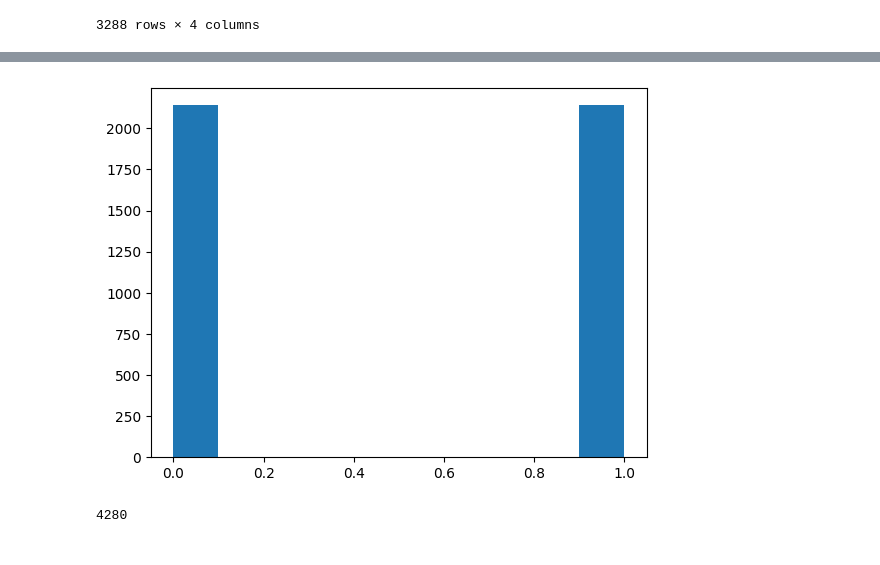
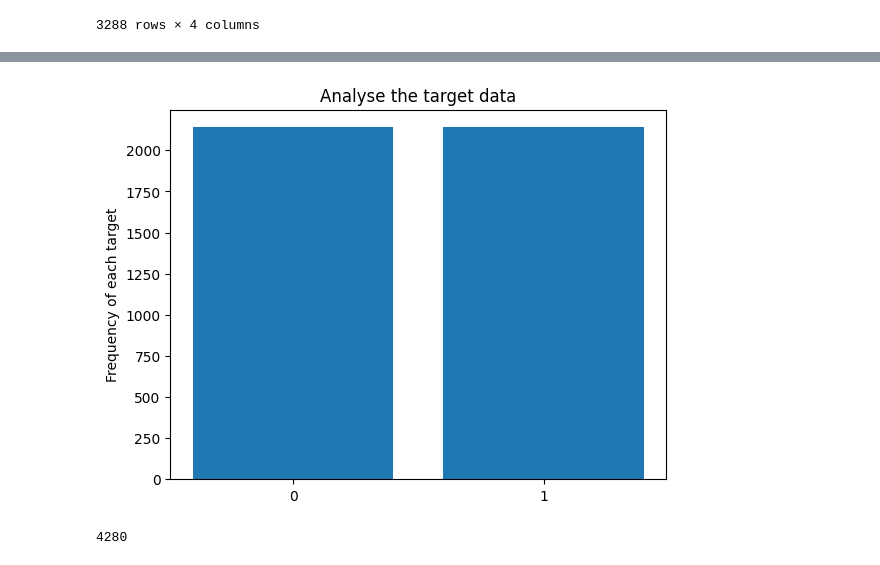
Before and after one commit to CarolinaOliveira001/SupremeCourtJudgementPrediction, a Jupyter notebook: CleaningDataAndMLmodels.ipynb, the cells around one changed output, grey strips where cells are left out. Drawn from its saved outputs; the diff is of its cells as text; code cells hidden in the pictures.

Commit message:
frequency plots are done

```diff
--- a/CleaningDataAndMLmodels.ipynb
+++ b/CleaningDataAndMLmodels.ipynb
@@ -28,9 +38,11 @@ mainDf
 # %%
 documents = []
 X = mainDf["facts"]
+pattern = r'[' + string.punctuation + ']'
 
 for i in range(0, len(X)):
-  document = re.sub(r"\W", " ", str(X[i]))
+  document = sample_str = re.sub(pattern, " ", str(X[i]))
+  document = re.sub(r"\W", " ", document)
   document = re.sub(r"\d+", " ", document)
   document = re.sub(r'\b\w{1,1}\b', " ", document)
   document = re.sub(" \d+", " ", document)
@@ -57,14 +69,20 @@ mainDf["facts"] = cleanTokenDocuments
 # %%
 max_size = mainDf["first_party_winner"].value_counts().max()
 lst = [mainDf]
 for class_index, group in mainDf.groupby('first_party_winner'):
     lst.append(group.sample(max_size-len(group), replace=True))
 balancedMainDf = pd.concat(lst)
 balancedMainDf.index = range(len(balancedMainDf))
-plt.hist(balancedMainDf["first_party_winner"])
+
+freqTargetBalanced = balancedMainDf.groupby(["first_party_winner"], as_index=False, sort=True)["facts"].count()
+
+plt.bar(freqTargetBalanced["first_party_winner"], freqTargetBalanced["facts"])
+plt.xticks(freqTargetBalanced["first_party_winner"])
+plt.title("Analyse the target data")
+plt.ylabel('Frequency of each target')
 plt.show()
 # %% [output]
-[figure, old version]
+[figure, new version]
 # %%
 len(balancedMainDf)
 # %% [output]
```
Also changed, not shown: parts of 19 cells of this notebook.
